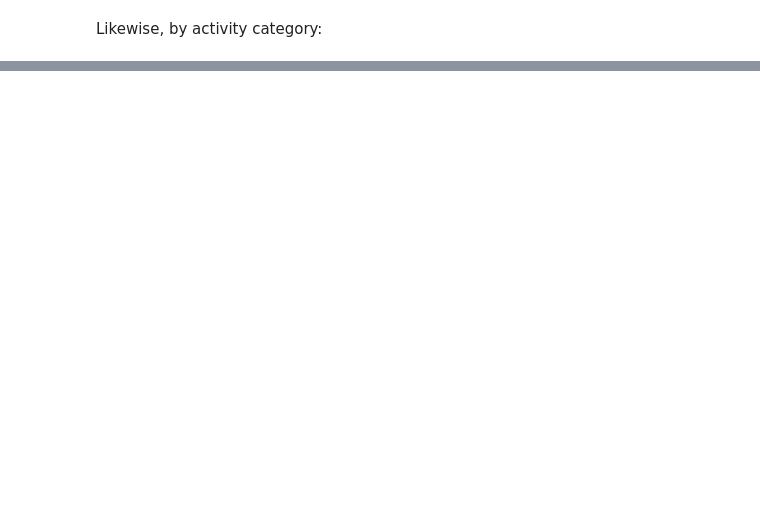
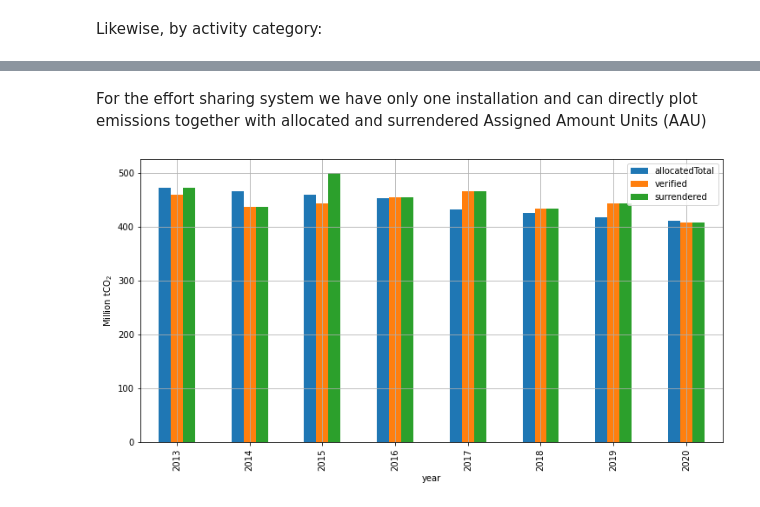
Before and after one commit to jabrell/pyeutl, a Jupyter notebook: orm_3_Registry.ipynb, the cells around one changed output, grey strips where cells are left out. Drawn from its saved outputs; the diff is of its cells as text; code cells hidden in the pictures; blank space fills up the shorter version.

```diff
--- a/orm_3_Registry.ipynb
+++ b/orm_3_Registry.ipynb
@@ -224,0 +246,10 @@ ax.legend(bbox_to_anchor=(1, -0.2), loc=0, ncol=6)
+# %% [markdown]
+For the effort sharing system we have only one installation and can directly plot emissions together with allocated and surrendered Assigned Amount Units (AAU)
+# %%
+ax = ( (df_comp_esd.query("year < 2021")
+        .set_index("year")
+        [["allocatedTotal", "verified", "surrendered"]]/1000000)
+        .plot(kind="bar", stacked=False,  figsize=(12,6), ylabel=r"Million tCO$_2$", grid=True)
+     )
+# %% [output]
+[figure, added]
```
Also changed, not shown: parts of 7 cells of this notebook, 2 other files.
